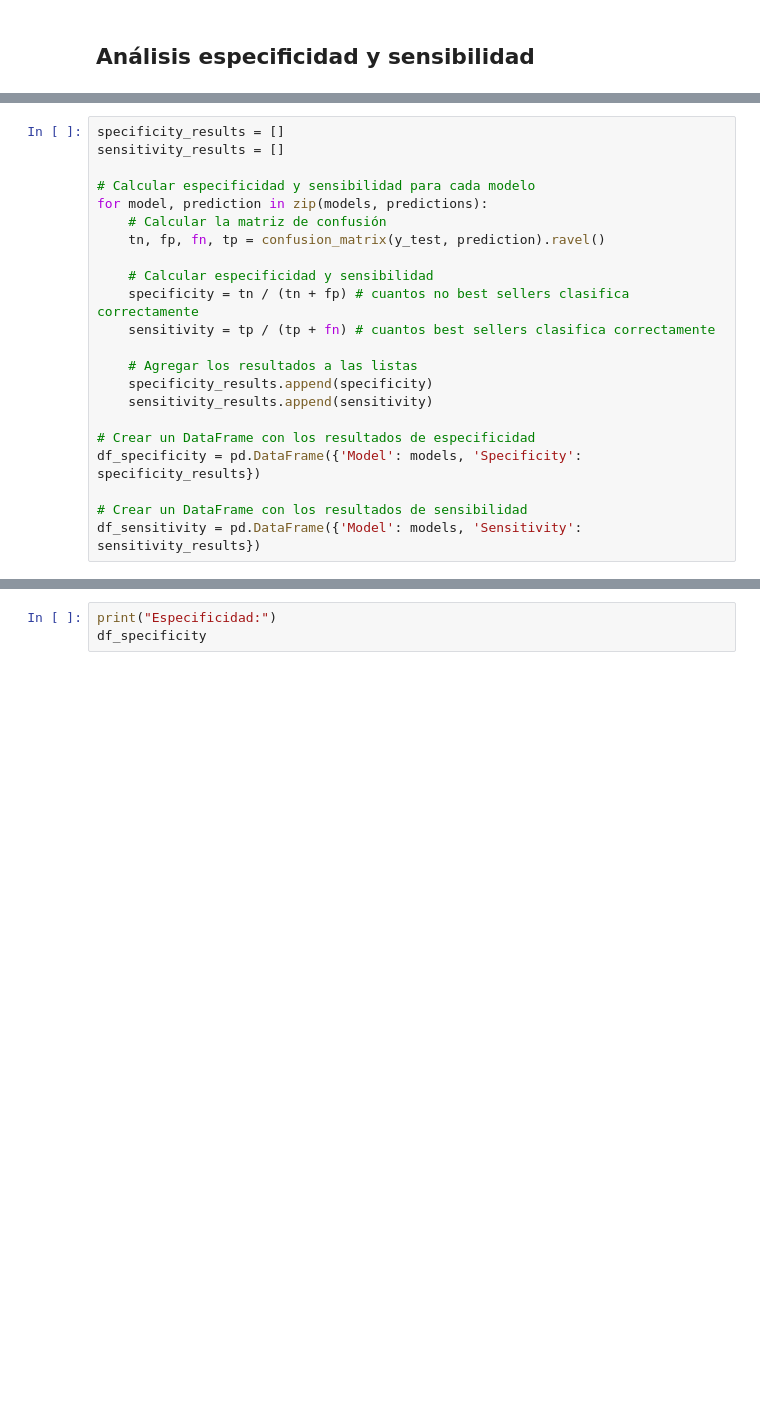
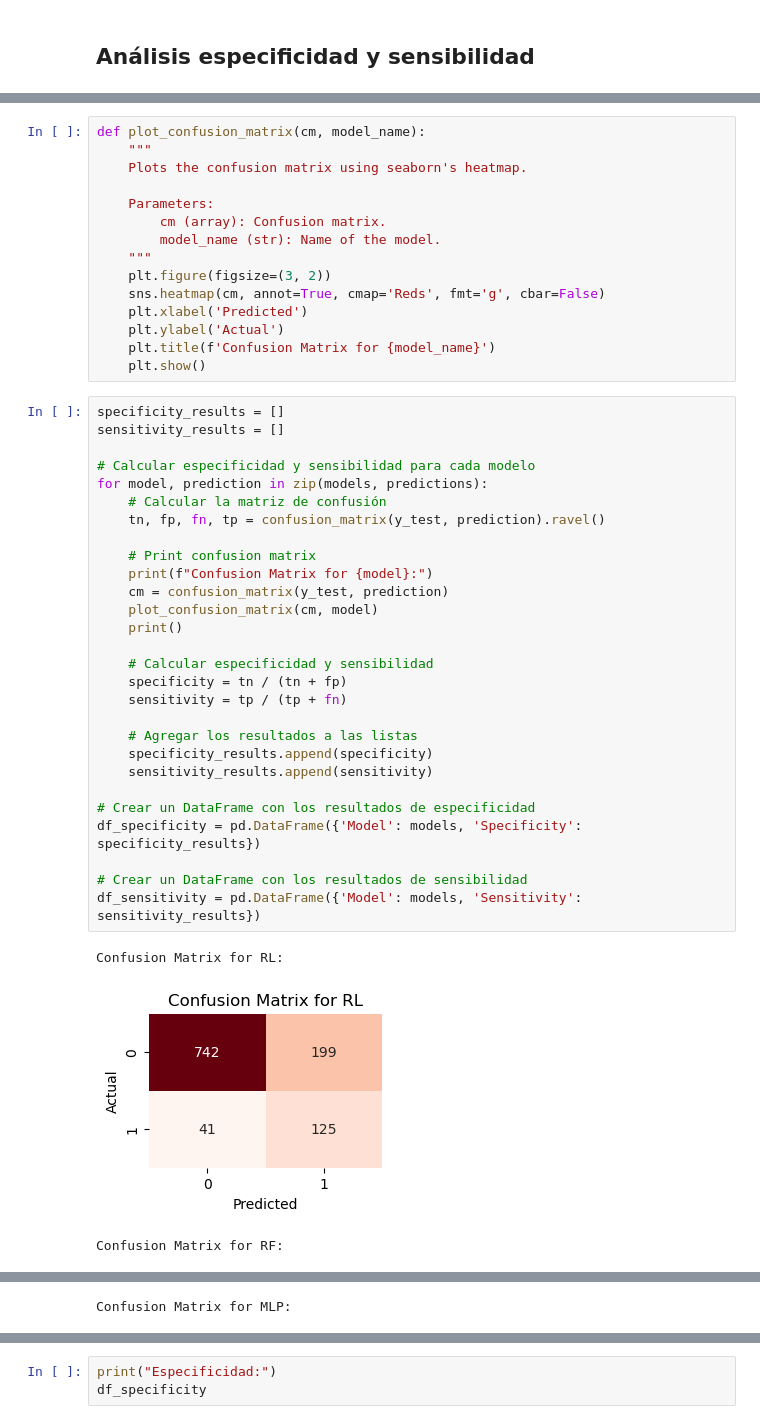
Before and after one commit to MMCCJJ/NOVELLA, a Jupyter notebook: src/modelos/evaluacionModelosCandidatos.ipynb, the cells around one changed output, grey strips where cells are left out. Drawn from its saved outputs; the diff is of its cells as text; blank space fills up the shorter version.

Commit message:
Añade matrices de confusion visuales

```diff
--- a/src/modelos/evaluacionModelosCandidatos.ipynb
+++ b/src/modelos/evaluacionModelosCandidatos.ipynb
@@ -317,22 +319,47 @@ from sklearn.metrics import confusion_matrix
+# %%
+def plot_confusion_matrix(cm, model_name):
+    """
+    Plots the confusion matrix using seaborn's heatmap.
+
+    Parameters:
+        cm (array): Confusion matrix.
+        model_name (str): Name of the model.
+    """
+    plt.figure(figsize=(3, 2))
+    sns.heatmap(cm, annot=True, cmap='Reds', fmt='g', cbar=False)
+    plt.xlabel('Predicted')
+    plt.ylabel('Actual')
+    plt.title(f'Confusion Matrix for {model_name}')
+    plt.show()
 # %%
 specificity_results = []
 sensitivity_results = []
 
 # Calcular especificidad y sensibilidad para cada modelo
 for model, prediction in zip(models, predictions):
     # Calcular la matriz de confusión
     tn, fp, fn, tp = confusion_matrix(y_test, prediction).ravel()
 
+    # Print confusion matrix
+    print(f"Confusion Matrix for {model}:")
+    cm = confusion_matrix(y_test, prediction)
+    plot_confusion_matrix(cm, model)
+    print()
+
     # Calcular especificidad y sensibilidad
-    specificity = tn / (tn + fp) # cuantos no best sellers clasifica correctamente
-    sensitivity = tp / (tp + fn) # cuantos best sellers clasifica correctamente
+    specificity = tn / (tn + fp)
+    sensitivity = tp / (tp + fn)
 
     # Agregar los resultados a las listas
     specificity_results.append(specificity)
     sensitivity_results.append(sensitivity)
 
 # Crear un DataFrame con los resultados de especificidad
 df_specificity = pd.DataFrame({'Model': models, 'Specificity': specificity_results})
 
 # Crear un DataFrame con los resultados de sensibilidad
 df_sensitivity = pd.DataFrame({'Model': models, 'Sensitivity': sensitivity_results})
+# %% [output]
+Confusion Matrix for RL:
+[figure, added]
+Confusion Matrix for RF:
@@ -338,0 +367 @@ df_sensitivity = pd.DataFrame({'Model': models, 'Sensitivity': sensitivity_resul
+Confusion Matrix for MLP:
```
Also changed, not shown: parts of 2 cells of this notebook.
